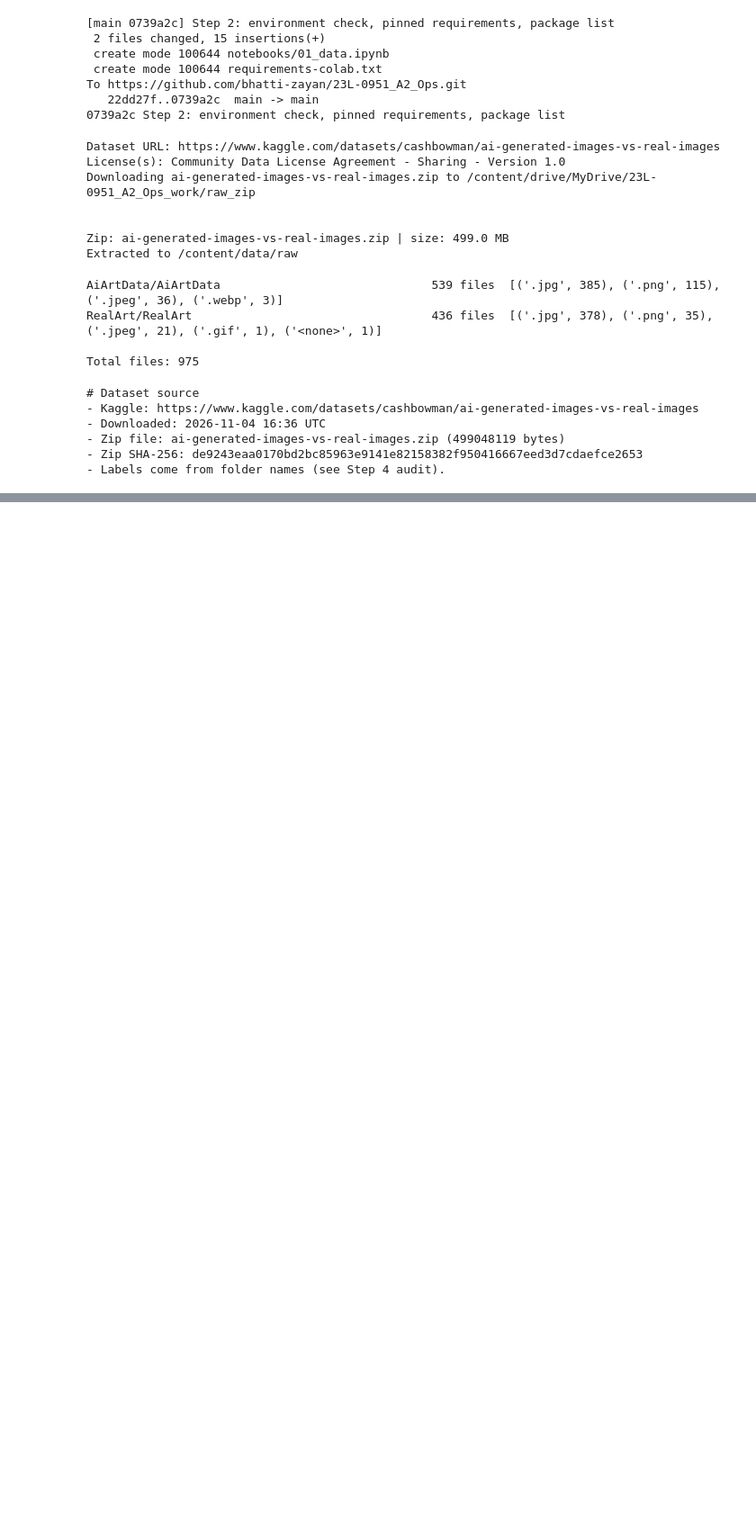
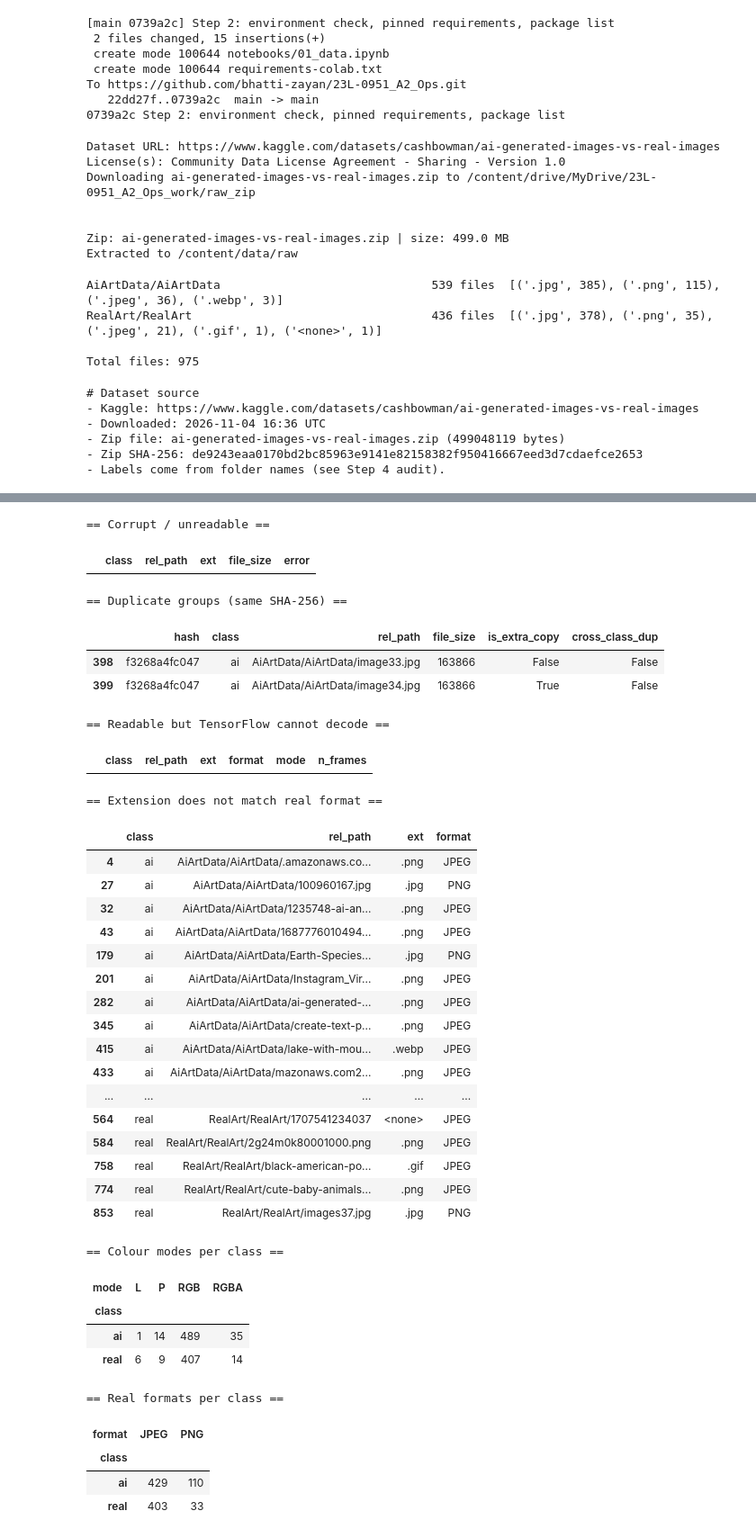
Before and after one commit to bhatti-zayan/23L-0951_A2_Ops, a Jupyter notebook: notebooks/01_data.ipynb, the cells around one changed output, grey strips where cells are left out. Shown at 90% size. Drawn from its saved outputs; the diff is of its cells as text; code cells hidden in the pictures; blank space fills up the shorter version.

Commit message:
Step 4: dataset audit script and results (Task 1.2)

```diff
--- a/notebooks/01_data.ipynb
+++ b/notebooks/01_data.ipynb
@@ -260,0 +453,59 @@ print((PROJECT_DIR / "data" / "SOURCE.md").read_text())
+# %%
+import pandas as pd
+pd.set_option("display.max_colwidth", 70); pd.set_option("display.width", 200)
+
+df = pd.read_csv("reports/audit/audit_table.csv")
+
+print("== Corrupt / unreadable ==")
+display(df.loc[~df["readable"], ["class", "rel_path", "ext", "file_size", "error"]])
+
+print("\n== Duplicate groups (same SHA-256) ==")
+dups = df[df["dup_group_size"] > 1].sort_values(["sha256", "rel_path"]).copy()
+dups["hash"] = dups["sha256"].str[:12]
+display(dups[["hash", "class", "rel_path", "file_size", "is_extra_copy", "cross_class_dup"]])
+
+print("\n== Readable but TensorFlow cannot decode ==")
+display(df.loc[df["readable"] & ~df["tf_decodable"], ["class", "rel_path", "ext", "format", "mode", "n_frames"]])
+
+print("\n== Extension does not match real format ==")
+display(df.loc[df["readable"] & ~df["ext_matches_format"], ["class", "rel_path", "ext", "format"]])
+
+print("\n== Colour modes per class ==");  display(pd.crosstab(df["class"], df["mode"]))
+print("\n== Real formats per class ==");  display(pd.crosstab(df["class"], df["format"]))
+# %% [output]
+== Corrupt / unreadable ==
+|  | class | rel_path | ext | file_size | error |
+== Duplicate groups (same SHA-256) ==
+|  | hash | class | rel_path | file_size | is_extra_copy | cross_class_dup |
+| 398 | f3268a4fc047 | ai | AiArtData/AiArtData/image33.jpg | 163866 | False | False |
+| 399 | f3268a4fc047 | ai | AiArtData/AiArtData/image34.jpg | 163866 | True | False |
+== Readable but TensorFlow cannot decode ==
+|  | class | rel_path | ext | format | mode | n_frames |
+== Extension does not match real format ==
+|  | class | rel_path | ext | format |
+| 4 | ai | AiArtData/AiArtData/.amazonaws.co... | .png | JPEG |
+| 27 | ai | AiArtData/AiArtData/100960167.jpg | .jpg | PNG |
+| 32 | ai | AiArtData/AiArtData/1235748-ai-an... | .png | JPEG |
+| 43 | ai | AiArtData/AiArtData/1687776010494... | .png | JPEG |
+| 179 | ai | AiArtData/AiArtData/Earth-Species... | .jpg | PNG |
+| 201 | ai | AiArtData/AiArtData/Instagram_Vir... | .png | JPEG |
+| 282 | ai | AiArtData/AiArtData/ai-generated-... | .png | JPEG |
+| 345 | ai | AiArtData/AiArtData/create-text-p... | .png | JPEG |
+| 415 | ai | AiArtData/AiArtData/lake-with-mou... | .webp | JPEG |
+| 433 | ai | AiArtData/AiArtData/mazonaws.com2... | .png | JPEG |
+| ... | ... | ... | ... | ... |
+| 564 | real | RealArt/RealArt/1707541234037 | <none> | JPEG |
+| 584 | real | RealArt/RealArt/2g24m0k80001000.png | .png | JPEG |
+| 758 | real | RealArt/RealArt/black-american-po... | .gif | JPEG |
+| 774 | real | RealArt/RealArt/cute-baby-animals... | .png | JPEG |
+| 853 | real | RealArt/RealArt/images37.jpg | .jpg | PNG |
+== Colour modes per class ==
+| mode | L | P | RGB | RGBA |
+| class |  |  |  |  |
+| ai | 1 | 14 | 489 | 35 |
+| real | 6 | 9 | 407 | 14 |
+== Real formats per class ==
+| format | JPEG | PNG |
+| class |  |  |
+| ai | 429 | 110 |
+| real | 403 | 33 |
```
Also changed, not shown: parts of 4 cells of this notebook, 7 other files.
